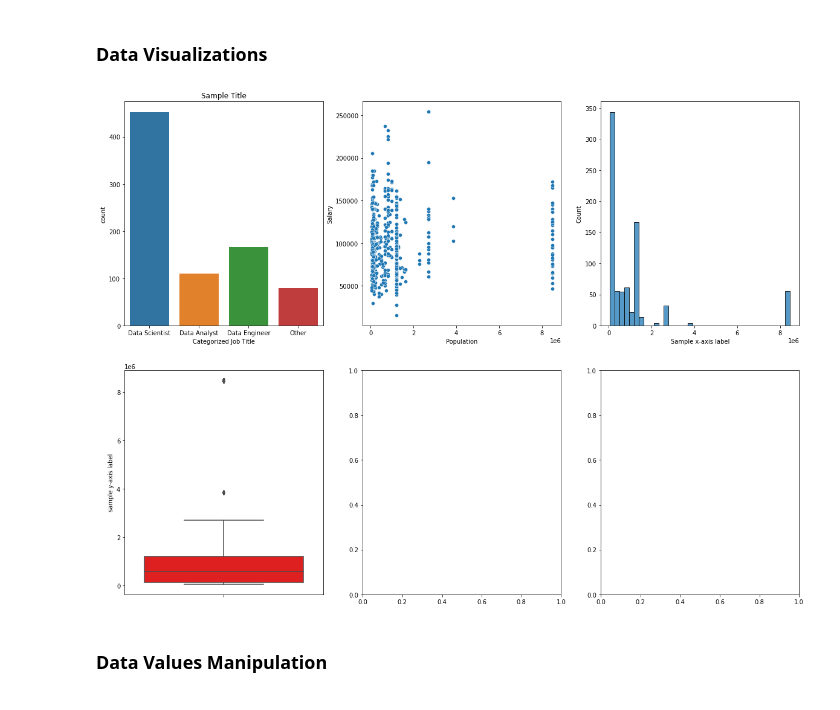
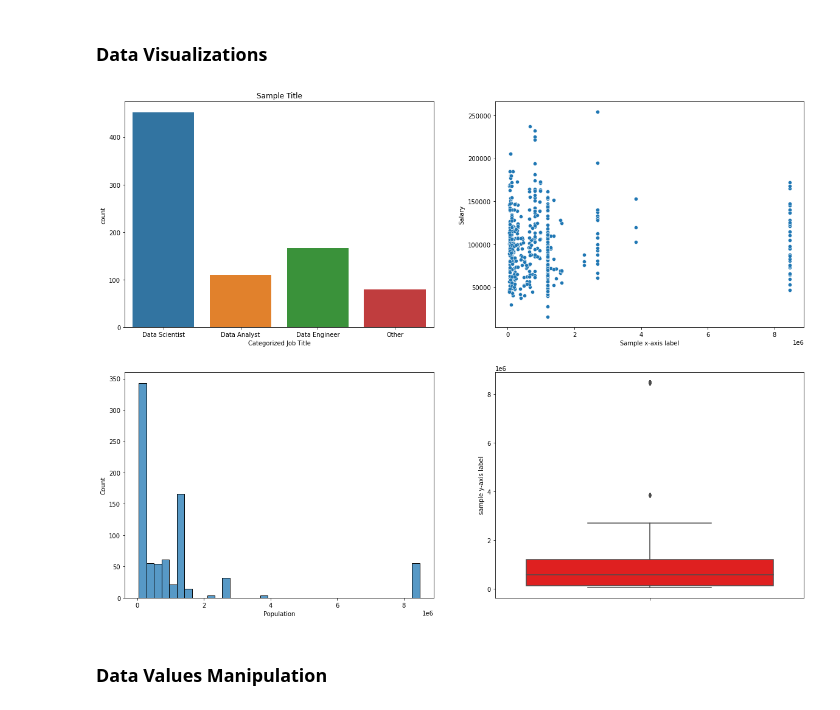
Before and after one commit to CcDenn/Predictive-Modeling-and-Visualizations, a Jupyter notebook: Predictive Modeling and Visualizations Environment.ipynb, the cells around one changed output. Drawn from its saved outputs; the diff is of its cells as text; code cells hidden in the pictures.

```diff
--- a/Predictive Modeling and Visualizations Environment.ipynb
+++ b/Predictive Modeling and Visualizations Environment.ipynb
@@ -119,30 +119,30 @@ df3
 # %%
 import matplotlib.pyplot as plt
 import seaborn as sns
 
 
-fig, ax = plt.subplots(nrows=2,ncols=3,figsize=(20,15)) #Create subplots, manipulate plot size. nrows is the number of rows, ncols is the number of columns, figsize is the size of subplot
+fig, ax = plt.subplots(nrows=2,ncols=2,figsize=(20,15)) #Create subplots, manipulate plot size. nrows is the number of rows, ncols is the number of columns, figsize is the size of subplot
 
 ###'''Countplot
 sns.countplot(data=df3, x='Categorized Job Title', ax=ax[0,0]) #ax is used to define the position of the plot in the subplot
 
 ###'''Scatterplot
 sns.scatterplot(data=df3, x='Population', y='Salary', ax=ax[0,1])
 
 ###'''Histogram
-sns.histplot(data=df3,x='Population', ax=ax[0,2])
+sns.histplot(data=df3,x='Population', ax=ax[1,0])
 
 ###'''Boxplot
-sns.boxplot(data=df3, y='Population',ax=ax[1,0], color='red')
+sns.boxplot(data=df3, y='Population',ax=ax[1,1], color='red')
 
 ###'''Manipulating Titles and Labels
 ax[0,0].set_title('Sample Title')
-ax[0,2].set_xlabel('Sample x-axis label')
-ax[1,0].set_ylabel('sample y-axis label')
+ax[0,1].set_xlabel('Sample x-axis label')
+ax[1,1].set_ylabel('sample y-axis label')
 
 plt.show() #Not neccessary in VSCode of Jupyter notebook, but other Python environment may need this in order to show the graphs, so it's better to just have this in all code.
 # %% [output]
-[figure, old version]
+[figure, new version]
 # %% [markdown]
 ### Data Values Manipulation
 # %%
```
Also changed, not shown: 1 other file.
